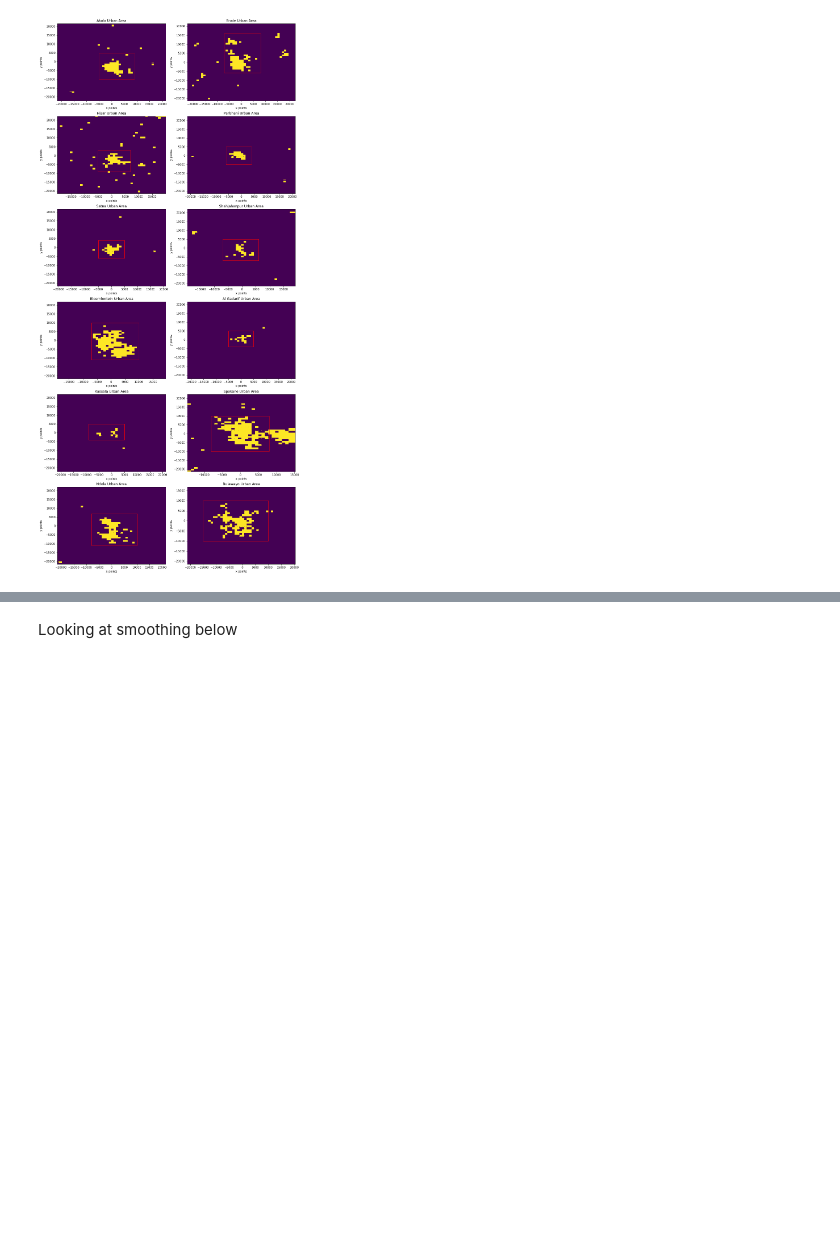
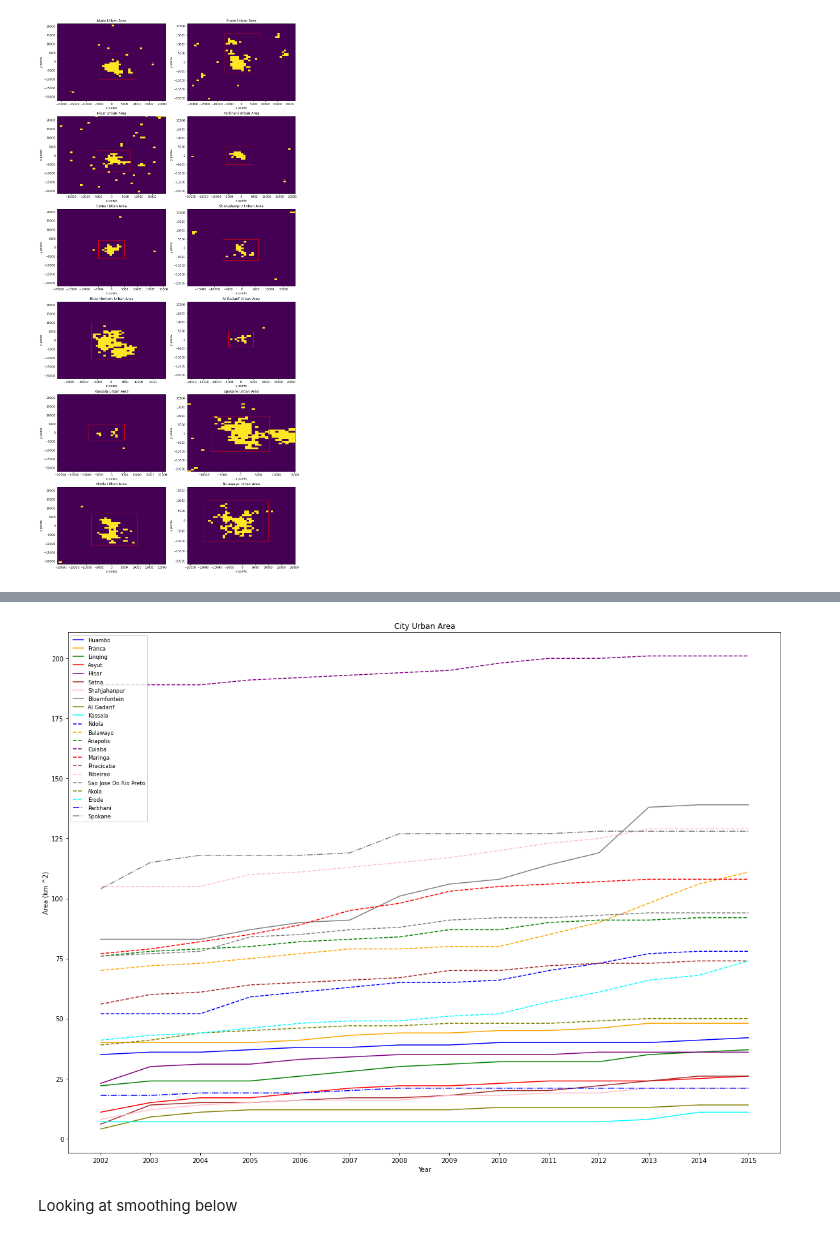
Before and after one commit to SarahBerk-github/MODIS_Gaussian, a Jupyter notebook: City_Areas_2020_12.ipynb, the cells around one changed output, grey strips where cells are left out. Cells and saved outputs as stored; diff of their text form; code cells hidden in the pictures; blank space fills up the shorter version.

Commit message:
added in the graph containing change in area from 2002 to 2015

```diff
--- a/City_Areas_2020_12.ipynb
+++ b/City_Areas_2020_12.ipynb
@@ -122,7 +122,7 @@ import pandas as pd
 os.chdir(os.path.join(et.io.HOME, 'Documents', 'Python_Scripts', 'PROJECT'))
 
 #load in csv of city lons and lats
-CITY_COUNTRY_lat_lon = pd.read_excel('CITY_COUNTRY_lat_lon.xlsx', index_col=0)
+CITY_COUNTRY_lat_lon = pd.read_excel('CITY_COUNTRY_lat_lon.xlsx', index_col=None)
 #ignore warnings- JASMIN proj is out of date so had to use deprecated syntax
 # %%
 #load in all the files
@@ -799,0 +960,2 @@ CITY_COUNTRY_lat_lon.to_excel('CITY_COUNTRY_lat_lon.xlsx', index = False)
+# %%
+City_areas_2 = City_areas_df.set_index('City').T.rename_axis('Year')
@@ -800,3 +976,41 @@ CITY_COUNTRY_lat_lon.to_excel('CITY_COUNTRY_lat_lon.xlsx', index = False)
+# %%
+#plot
+City_areas_2 = City_areas_df.set_index('City').T.rename_axis('Year')
+
+fig, axes = plt.subplots(nrows = 1,ncols = 1, figsize=(20, 15))
+
+axes.plot(City_areas_2.Huambo,  'blue', label = 'Huambo')
+axes.plot(City_areas_2.Franca, 'orange', label = 'Franca')
+axes.plot(City_areas_2.Linqing,  'green', label = 'Linqing')
+axes.plot(City_areas_2.Asyut, 'red', label = 'Asyut')
+axes.plot(City_areas_2.Hisar, 'purple', label = 'Hisar')
+axes.plot(City_areas_2.Satna, 'brown', label = 'Satna')
+axes.plot(City_areas_2.Shahjahanpur,'pink',  label = 'Shahjahanpur')
+axes.plot(City_areas_2.Bloemfontein, 'gray', label = 'Bloemfontein')
+axes.plot(City_areas_2.Al_Gadarif, 'olive', label = 'Al Gadarif')
+axes.plot(City_areas_2.Kassala, 'cyan', label = 'Kassala')
+axes.plot(City_areas_2.Ndola, 'blue', linestyle = '--', label = 'Ndola')
+axes.plot(City_areas_2.Bulawayo, 'orange', linestyle = '--', label = 'Bulawayo')
+axes.plot(City_areas_2.Anapolis, 'green', linestyle ='--',  label = 'Anapolis')
+axes.plot(City_areas_2.Cuiaba, 'purple', linestyle ='--',  label = 'Cuiaba')
+axes.plot(City_areas_2.Maringa, 'red', linestyle = '--',  label = 'Maringa')
+axes.plot(City_areas_2.Piracicaba,'brown', linestyle = '--',  label = 'Piracicaba')
+axes.plot(City_areas_2.Ribeirao,'pink', linestyle = '--',  label = 'Ribeirao')
+axes.plot(City_areas_2.Sao_Jose_Do_Rio_Preto, 'gray', linestyle = '--',  label = 'Sao Jose Do Rio Preto')
+axes.plot(City_areas_2.Akola, 'olive',linestyle = '--',  label = 'Akola')
+axes.plot(City_areas_2.Erode, 'cyan',linestyle = '--',  label = 'Erode')
+axes.plot(City_areas_2.Parbhani, 'blue',linestyle = '-.',  label = 'Parbhani')
+axes.plot(City_areas_2.Spokane, 'gray', linestyle = '-.',  label = 'Spokane')
+
+axes.set_title('City Urban Area')
+axes.set(xlabel = 'Year', ylabel = 'Area (km ^2)')
+axes.legend()
+axes.legend(loc='upper left', fontsize='small')
+#bbox_to_anchor=(0.25, 1),
+#save the plot
+plt.savefig('city_urban_area_2002_2015.png')
+# %% [output]
+[figure, added]
 # %% [markdown]
 Looking at smoothing below
 # %%
```
Also changed, not shown: parts of 4 cells of this notebook.
